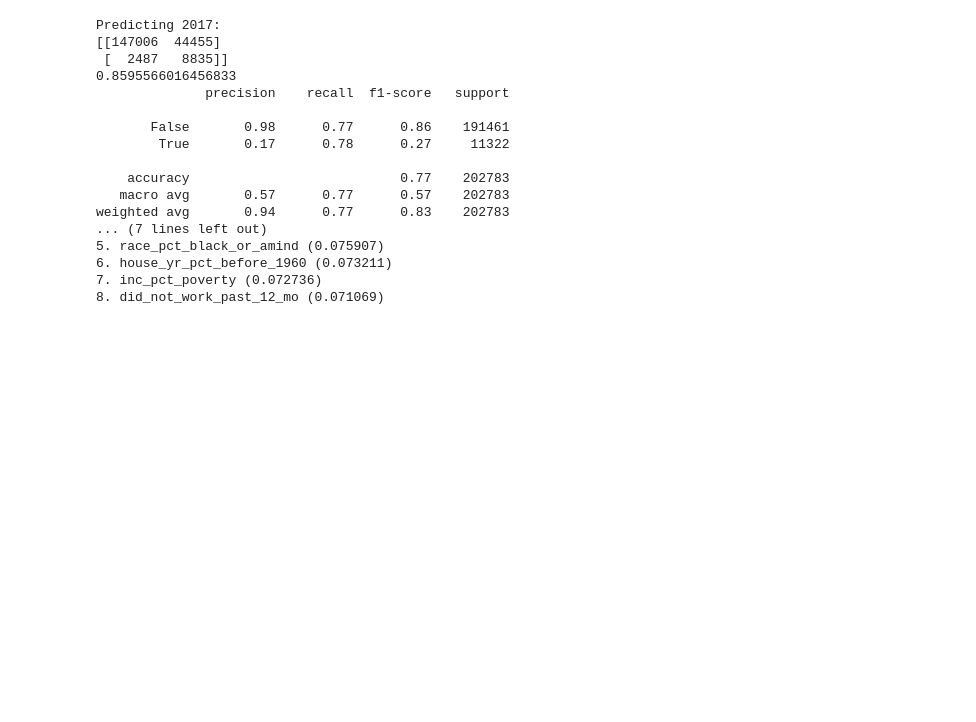
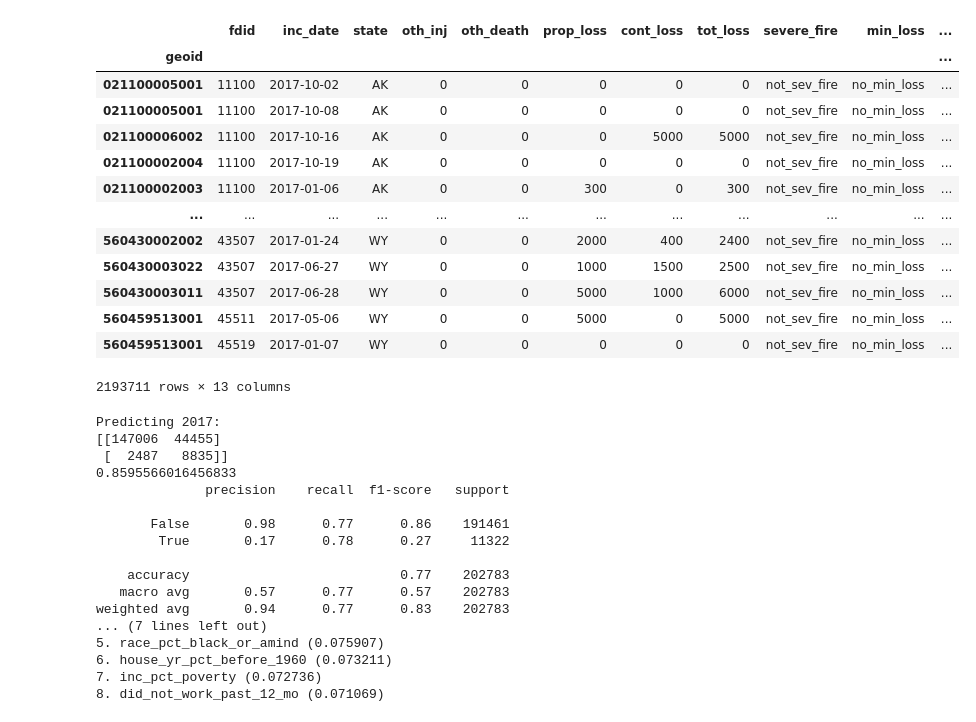
Before and after one commit to DataKind-DC/rcp2, a Jupyter notebook: testScript.ipynb, the cells around one changed output. Cells and saved outputs as stored; diff of their text form; code cells hidden in the pictures; blank space fills up the shorter version.

```diff
--- a/testScript.ipynb
+++ b/testScript.ipynb
@@ -10,6 +27,23 @@ ACS =  DataLoaders.ACSData(2016,'block_group')
 # %%
 NFIRS = DataLoaders.NFIRSData('block_group',ACS.tot_pop)
 NFIRS_Sev = DataLoaders.NFIRSData('block_group',ACS.tot_pop,sev=True)
+# %%
+NFIRS.data
+# %% [output]
+|  | fdid | inc_date | state | oth_inj | oth_death | prop_loss | cont_loss | tot_loss | severe_fire | min_loss | ... |
+| geoid |  |  |  |  |  |  |  |  |  |  | ... |
+| 021100005001 | 11100 | 2017-10-02 | AK | 0 | 0 | 0 | 0 | 0 | not_sev_fire | no_min_loss | ... |
+| 021100005001 | 11100 | 2017-10-08 | AK | 0 | 0 | 0 | 0 | 0 | not_sev_fire | no_min_loss | ... |
+| 021100006002 | 11100 | 2017-10-16 | AK | 0 | 0 | 0 | 5000 | 5000 | not_sev_fire | no_min_loss | ... |
+| 021100002004 | 11100 | 2017-10-19 | AK | 0 | 0 | 0 | 0 | 0 | not_sev_fire | no_min_loss | ... |
+| 021100002003 | 11100 | 2017-01-06 | AK | 0 | 0 | 300 | 0 | 300 | not_sev_fire | no_min_loss | ... |
+| ... | ... | ... | ... | ... | ... | ... | ... | ... | ... | ... | ... |
+| 560430002002 | 43507 | 2017-01-24 | WY | 0 | 0 | 2000 | 400 | 2400 | not_sev_fire | no_min_loss | ... |
+| 560430003022 | 43507 | 2017-06-27 | WY | 0 | 0 | 1000 | 1500 | 2500 | not_sev_fire | no_min_loss | ... |
+| 560430003011 | 43507 | 2017-06-28 | WY | 0 | 0 | 5000 | 1000 | 6000 | not_sev_fire | no_min_loss | ... |
+| 560459513001 | 45511 | 2017-05-06 | WY | 0 | 0 | 5000 | 0 | 5000 | not_sev_fire | no_min_loss | ... |
+| 560459513001 | 45519 | 2017-01-07 | WY | 0 | 0 | 0 | 0 | 0 | not_sev_fire | no_min_loss | ... |
+2193711 rows × 13 columns
 # %%
 ACS_cols_to_use =[ 'did_not_work_past_12_mo',
                'house_pct_live_alone',
```
Also changed, not shown: parts of 9 cells of this notebook, 1 other file.
